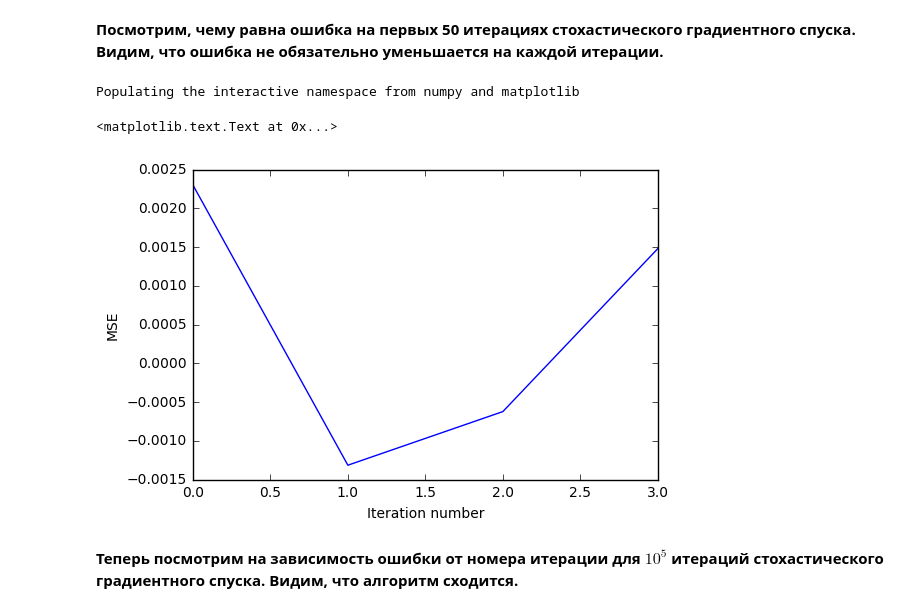
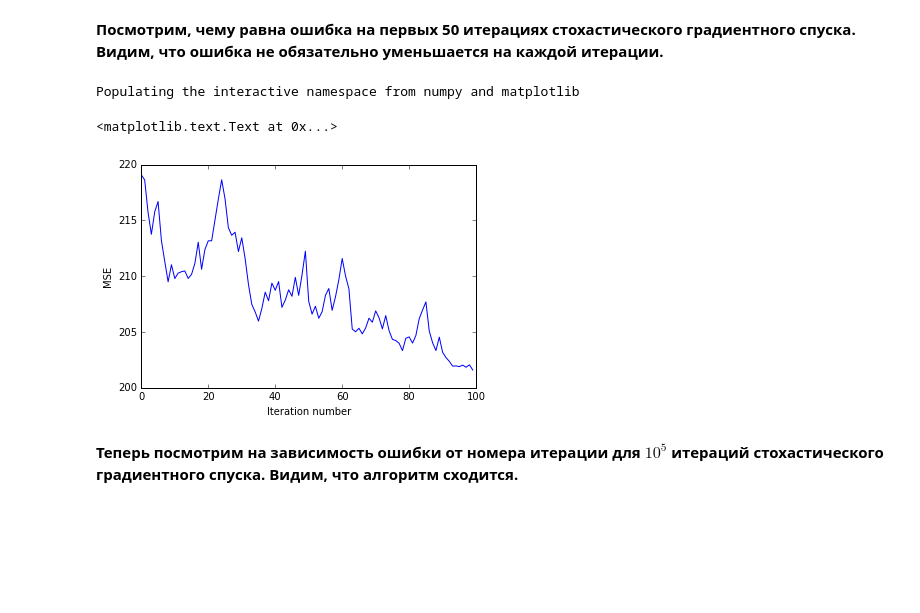
Before and after one commit to IvanGordiychuk/training-in-labeled-data, a Jupyter notebook: PA_linreg_stochastic_grad_descent.ipynb, the cells around one changed output. Drawn from its saved outputs; the diff is of its cells as text; code cells hidden in the pictures; blank space fills up the shorter version.

```diff
--- a/PA_linreg_stochastic_grad_descent.ipynb
+++ b/PA_linreg_stochastic_grad_descent.ipynb
@@ -119,7 +90,7 @@ print X,y
 **Отмасштабируйте столбцы матрицы *X*, вычтя из каждого значения среднее по соответствующему столбцу и поделив результат на стандартное отклонение. Для определенности, используйте методы mean и std векторов NumPy (реализация std в Pandas может отличаться). Обратите внимание, что в numpy вызов функции .mean() без параметров возвращает среднее по всем элементам массива, а не по столбцам, как в pandas. Чтобы произвести вычисление по столбцам, необходимо указать параметр axis.**
 # %%
 import numpy as np
-means, stds = np.mean(X,axis=0), np.std(X,axis=0)
+means, stds = np.mean(X,axis=0),np.std(y,axis=0)# Ваш код здесь
 # %%
 X = (X-means)/stds# Ваш код здесь
 # %% [markdown]
@@ -131,6 +102,6 @@ X=np.hstack((X, np.ones((X.shape[0], 1))))
 **2. Реализуйте функцию *mserror* - среднеквадратичную ошибку прогноза. Она принимает два аргумента - объекты Series *y* (значения целевого признака) и *y\_pred* (предсказанные значения). Не используйте в этой функции циклы - тогда она будет вычислительно неэффективной.**
 # %%
 def mserror(y, y_pred):
-    return (((y-y_pred)**2).sum())/y.shape[0]
+    return np.mean((y-y_pred)**2)# Ваш код здесь
 # %% [markdown]
 **Какова среднеквадратичная ошибка прогноза значений Sales, если всегда предсказывать медианное значение Sales по исходной выборке? Запишите ответ в файл '1.txt'.**
@@ -206,28 +180,38 @@ def stochastic_gradient_step(X, y, w, train_ind, eta=0.01):
 
 **На каждой итерации в вектор (список) должно записываться текущее значение среднеквадратичной ошибки. Функция должна возвращать вектор весов $w$, а также вектор (список) ошибок.**
 # %%
-def stochastic_gradient_descent(X, y, w_init, eta=1e-2, max_iter=1e4,min_weight_dist=1e-8, seed=42, verbose=False):
+def stochastic_gradient_descent(X, y, w_init, eta=1e-2, max_iter=1e4,
+                                min_weight_dist=1e-8, seed=42, verbose=False):
     # Инициализируем расстояние между векторами весов на соседних
+    # итерациях большим числом.
     weight_dist = np.inf
+    # Инициализируем вектор весов
     w = w_init
-    errors = []# Сюда будем записывать ошибки на каждой итерации
-    iter_num = 0# Счетчик итераций
-    np.random.seed(seed)# Будем порождать псевдослучайные числа
+    # Сюда будем записывать ошибки на каждой итерации
+    errors = []
+    # Счетчик итераций
+    iter_num = 0
+    # Будем порождать псевдослучайные числа
     # (номер объекта, который будет менять веса), а для воспроизводимости
     # этой последовательности псевдослучайных чисел используем seed.
+    np.random.seed(seed)
+
     # Основной цикл
     while weight_dist > min_weight_dist and iter_num < max_iter:
         # порождаем псевдослучайный
         # индекс объекта обучающей выборки
         random_ind = np.random.randint(X.shape[0])
+
+
+        old_w=w
+        w=stochastic_gradient_step(X,y,w,random_ind,eta=eta)
+        weight_dist=np.linalg.norm(w-old_w)
+        errors.append(mserror(y,np.dot(X,w)))
+        iter_num+=1
+        if iter_num%10000==0 and verbose:
+            print "Iteration: ",iter_num
         # Ваш код здесь
-        old_w = w
-        w = stochastic_gradient_step(X, y, w, random_ind, eta=eta)
-        weight_dist = np.linalg.norm(w - old_w)
-        errors.append(mserror(y, np.dot(X, w)))
-        iter_num += 1
-        if iter_num % 10000 == 0 and verbose:
-            print "Iteration: ", iter_num
-        return w, errors
+
+    return w, errors
 # %% [markdown]
  **Запустите $10^5$ итераций стохастического градиентного спуска. Укажите вектор начальных весов *w_init*, состоящий из нулей. Оставьте параметры  *eta* и *seed* равными их значениям по умолчанию (*eta*=0.01, *seed*=42 - это важно для проверки ответов).**
@@ -242,0 +218,5 @@ Wall time: 1e+03 µs
+# %%
+import numpy as np
+w_init=np.zeros(4)
+%time
+stoch_grad_desc_weights, stoch_errors_by_iter =stochastic_gradient_descent(X, y, w_init, eta=1e-2, max_iter=1e5,min_weight_dist=1e-8, seed=42, verbose=False)
@@ -244,13 +226,13 @@ Wall time: 1e+03 µs
 **Посмотрим, чему равна ошибка на первых 50 итерациях стохастического градиентного спуска. Видим, что ошибка не обязательно уменьшается на каждой итерации.**
 # %%
 %pylab inline
-plot(range(len(stoch_grad_desc_weights)), stoch_grad_desc_weights)
+plot(range(100), stoch_errors_by_iter[:100])
 xlabel('Iteration number')
 ylabel('MSE')
 # %% [output]
 Populating the interactive namespace from numpy and matplotlib
 <matplotlib.text.Text at 0x...>
-[figure, old version]
+[figure, new version]
 # %% [markdown]
 **Теперь посмотрим на зависимость ошибки от номера итерации для $10^5$ итераций стохастического градиентного спуска. Видим, что алгоритм сходится.**
 # %%
```
Also changed, not shown: parts of 22 cells of this notebook.
